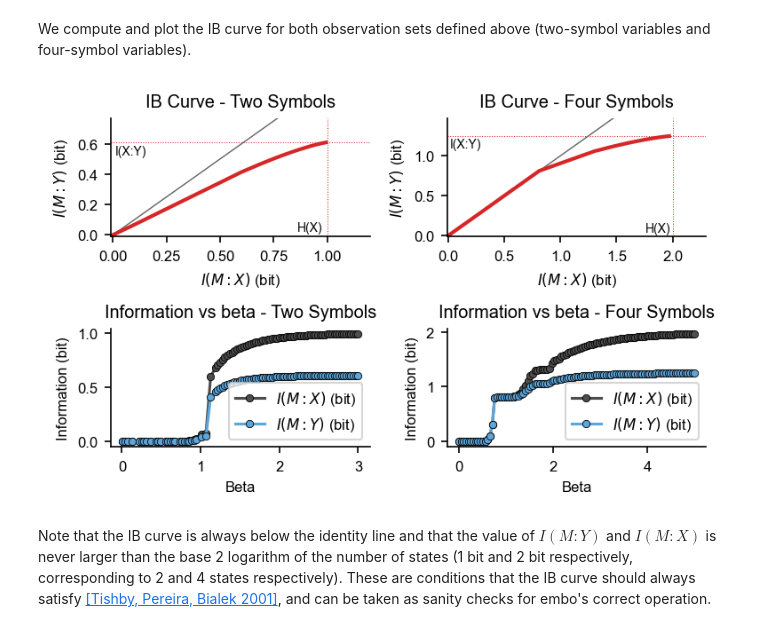
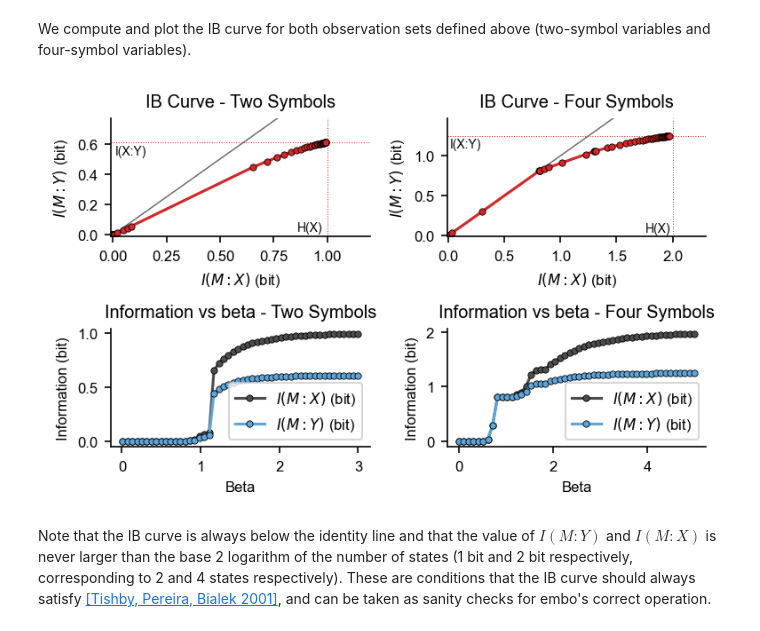
Before and after one commit to epiasini/embo-github-mirror, a Jupyter notebook: embo/examples/Basic-Example.ipynb, the cells around one changed output. Drawn from its saved outputs; the diff is of its cells as text; code cells hidden in the pictures.

```diff
--- a/embo/examples/Basic-Example.ipynb
+++ b/embo/examples/Basic-Example.ipynb
@@ -28,7 +28,7 @@ y4 = np.array([0,1,0,3,0,0,2,3,])
 # %% [markdown]
 We can immediately use `embo` to compute an IB curve from one of these series of joint $(X,Y)$ observations, and plot it with `matplotlib`.
 # %%
-i_x, i_y, h_m, beta = EmpiricalBottleneck(x4,y4).get_empirical_bottleneck()
+i_x, i_y, h_m, beta = InformationBottleneck(x4,y4).get_bottleneck()
 plt.plot(i_x,i_y,marker='.')
 plt.xlabel("$I(M:X)$ (bit)")
 plt.ylabel("$I(M:Y)$ (bit)");
@@ -39,11 +39,11 @@ That's about it. If we want to dig somewhat deeper, we can define a convenience
 # %%
 def IB_plot(x,y,ax,title,ax2=None,pad=0.02,**kw):
     """Compute and plot an IB curve"""
-    i_x,i_y,h_m,beta,mi,h_x,h_y = EmpiricalBottleneck(x,y,**kw).get_empirical_bottleneck(return_entropies=True)
+    i_x,i_y,h_m,beta,mi,h_x,h_y = InformationBottleneck(x,y,**kw).get_bottleneck(return_entropies=True, )
     ax.plot(np.arange(0,(mi*1.5)+.1,.1),np.arange(0,(mi*1.5)+.1,.1),color='dimgray',linewidth=0.7) # identity line I(M:X)=I(M:Y)
     ax.axhline(mi, linestyle=':', color='tab:red', zorder=-5, linewidth=.5) # upper bound for I(M:Y) is MI(X:Y)
     ax.axvline(h_x, linestyle=':', color='tab:red', zorder=-5, linewidth=.5) # upper bound for I(M:X) is H(X), given that M has the same cardinality as X
-    ax.plot(i_x,i_y,color='tab:red',lw=2)
+    ax.plot(i_x,i_y,color='tab:red',marker='o',markersize=3.5)
     ax.set_ylim(-0.01,(mi*1.1)+.1)
     ax.set_xlim(-.01,(h_x*1.1)+.1)
     ax.set_title('IB Curve - {}'.format(title))
@@ -52,8 +52,8 @@ def IB_plot(x,y,ax,title,ax2=None,pad=0.02,**kw):
     ax.text(ax.get_xlim()[0]+pad, mi-pad, 'I(X:Y)', horizontalalignment='left', verticalalignment='top', fontsize='small')
     ax.text(h_x-pad, ax.get_ylim()[0]+pad, 'H(X)', horizontalalignment='right', verticalalignment='bottom', fontsize='small')
     if not ax2 is None:
-        ax2.plot(beta,i_x,label="$I(M:X)$ (bit)",marker='o',markersize=4)
-        ax2.plot(beta,i_y,label="$I(M:Y)$ (bit)",marker='o',markersize=4)
+        ax2.plot(beta,i_x,label="$I(M:X)$ (bit)",marker='o',markersize=3.5)
+        ax2.plot(beta,i_y,label="$I(M:Y)$ (bit)",marker='o',markersize=3.5)
         ax2.legend()
         ax2.set_title('Information vs beta - {}'.format(title))
         ax2.set_xlabel('Beta')
@@ -62,9 +62,10 @@ def IB_plot(x,y,ax,title,ax2=None,pad=0.02,**kw):
 We compute and plot the IB curve for both observation sets defined above (two-symbol variables and four-symbol variables).
 # %%
 fig, ax = plt.subplots(nrows=2,ncols=2, figsize=np.array((2,2))*plt.rcParams['figure.figsize'], constrained_layout=True)
-IB_plot(x2,y2,ax[0,0],ax2=ax[1,0],maxbeta=3,alpha=1,numbeta=100,title="Two Symbols")
-IB_plot(x4,y4,ax[0,1],ax2=ax[1,1],maxbeta=5,alpha=1,numbeta=100,title="Four Symbols")
+IB_plot(x2,y2,ax[0,0],ax2=ax[1,0],maxbeta=3,alpha=1,numbeta=50,title="Two Symbols")
+IB_plot(x4,y4,ax[0,1],ax2=ax[1,1],maxbeta=5,alpha=1,numbeta=50,title="Four Symbols")
+#fig.savefig('basic_example.pdf')
 # %% [output]
-[figure, old version]
+[figure, new version]
 # %% [markdown]
 Note that the IB curve is always below the identity line and that the value of $I(M:Y)$ and $I(M:X)$ is never larger than the base 2 logarithm of the number of states (1 bit and 2 bit respectively, corresponding to 2 and 4 states respectively). These are conditions that the IB curve should always satisfy [[Tishby, Pereira, Bialek 2001]](https://arxiv.org/abs/physics/0004057), and can be taken as sanity checks for embo's correct operation.
```
Also changed, not shown: parts of 1 cell of this notebook, 4 other files.
